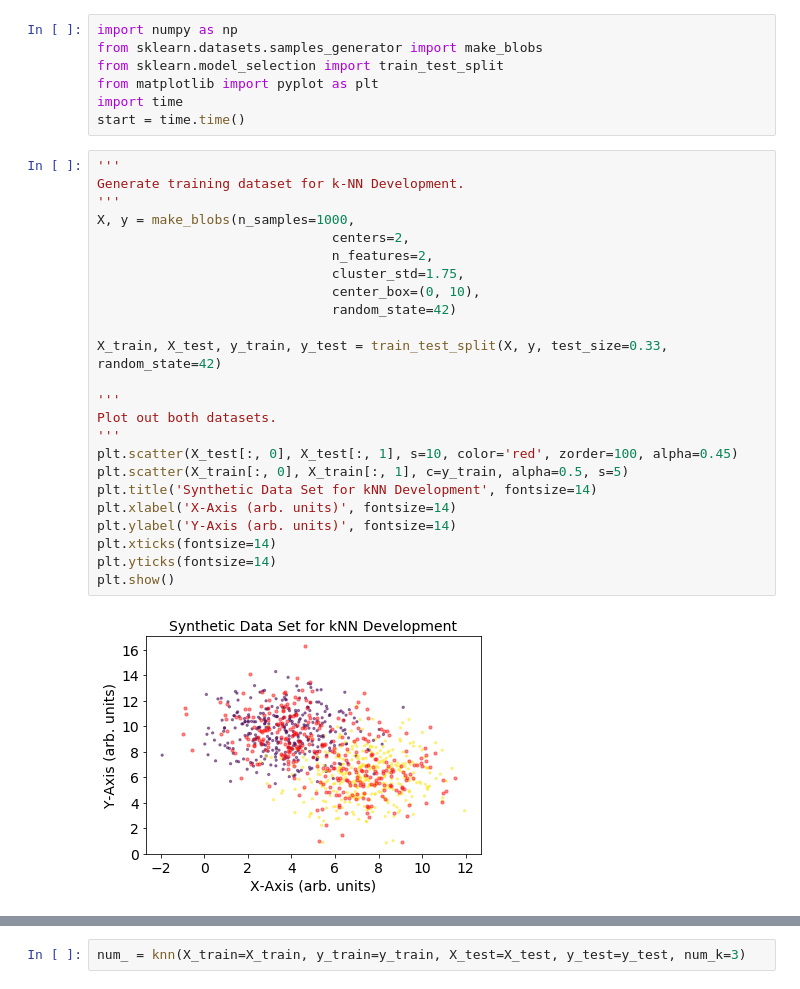
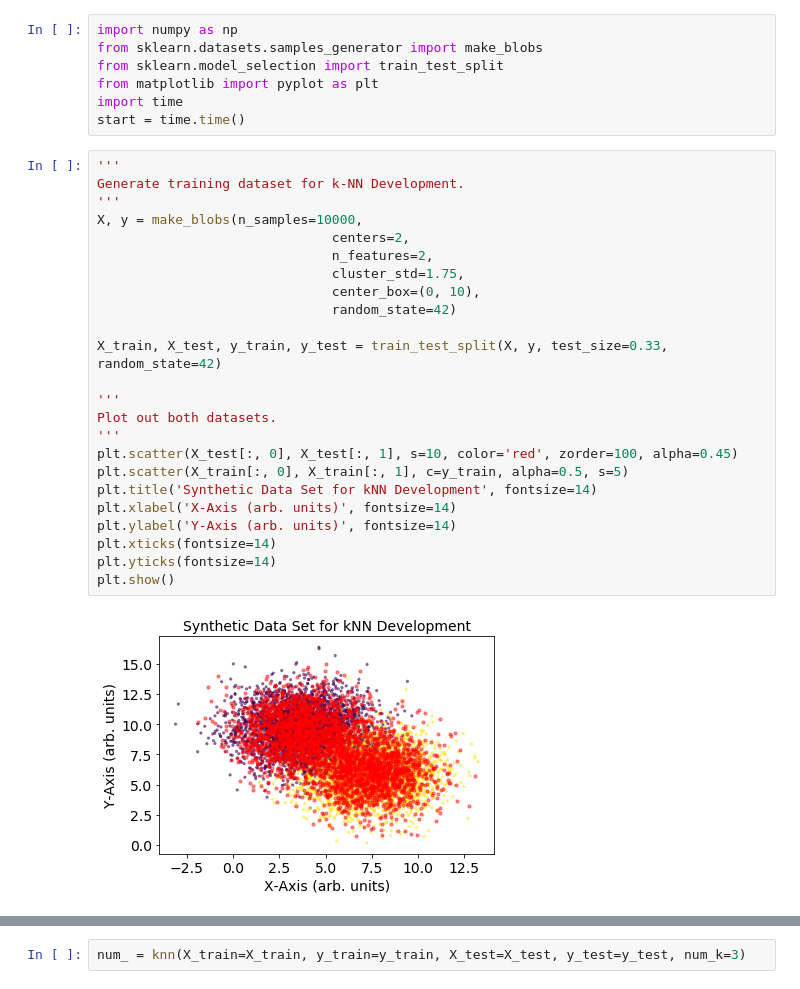
Before and after one commit to grantaguinaldo/data-templates, a Jupyter notebook: knn_from_scratch.ipynb, the cells around one changed output, grey strips where cells are left out. Drawn from its saved outputs; the diff is of its cells as text.

```diff
--- a/knn_from_scratch.ipynb
+++ b/knn_from_scratch.ipynb
@@ -8,29 +8,29 @@ start = time.time()
 # %%
 '''
 Generate training dataset for k-NN Development.
 '''
-X, y = make_blobs(n_samples=1000,
+X, y = make_blobs(n_samples=10000,
                               centers=2,
                               n_features=2,
                               cluster_std=1.75,
                               center_box=(0, 10),
                               random_state=42)
 
 X_train, X_test, y_train, y_test = train_test_split(X, y, test_size=0.33, random_state=42)
 
 '''
 Plot out both datasets.
 '''
 plt.scatter(X_test[:, 0], X_test[:, 1], s=10, color='red', zorder=100, alpha=0.45)
 plt.scatter(X_train[:, 0], X_train[:, 1], c=y_train, alpha=0.5, s=5)
 plt.title('Synthetic Data Set for kNN Development', fontsize=14)
 plt.xlabel('X-Axis (arb. units)', fontsize=14)
 plt.ylabel('Y-Axis (arb. units)', fontsize=14)
 plt.xticks(fontsize=14)
 plt.yticks(fontsize=14)
 plt.show()
 # %% [output]
-[figure, old version]
+[figure, new version]
 # %%
 def knn(X_train, y_train, X_test, y_test, num_k):
 
```
Also changed, not shown: parts of 3 cells of this notebook.
